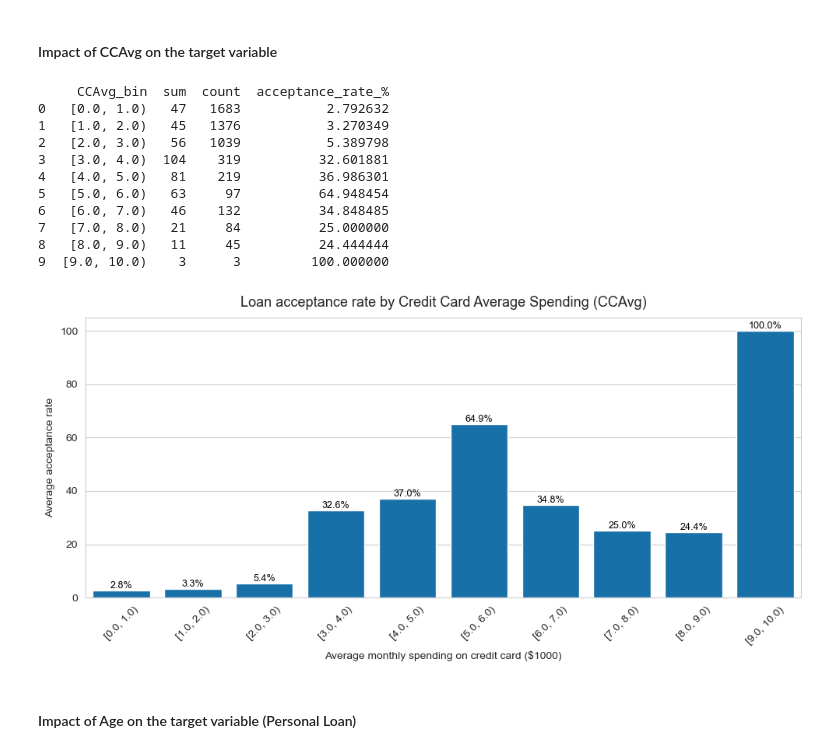
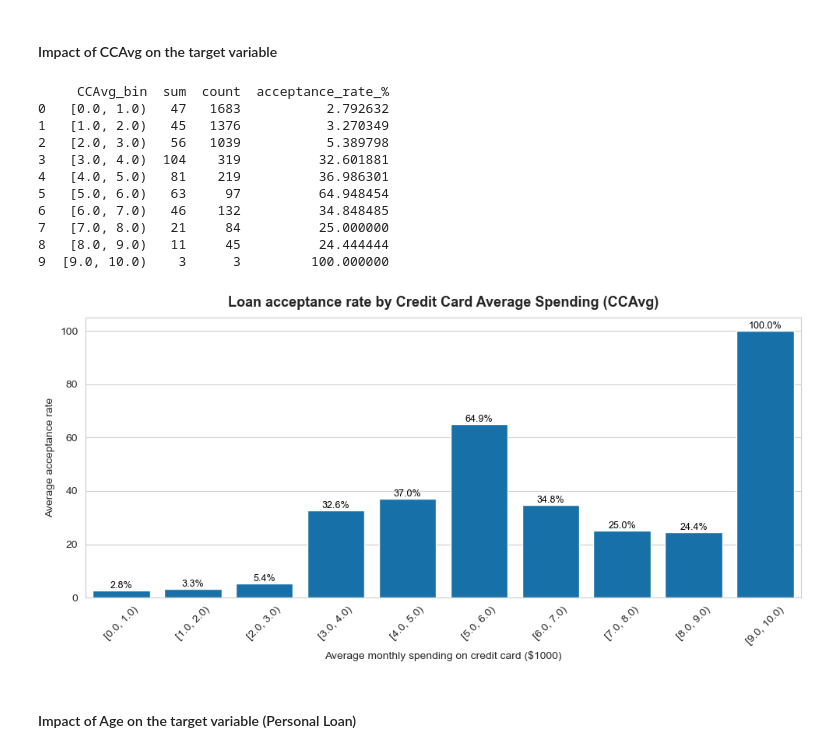
Before and after one commit to Mapleyf0911/personalloan, a Jupyter notebook: personalloan.ipynb, the cells around one changed output. Drawn from its saved outputs; the diff is of its cells as text; code cells hidden in the pictures.

```diff
--- a/personalloan.ipynb
+++ b/personalloan.ipynb
@@ -784,37 +784,37 @@ ax = sns.barplot(
     color=colors[1]
 )
 
-plt.title('Loan acceptance rate by Credit Card Average Spending (CCAvg)', fontsize=13, pad=10)
+plt.title('Loan acceptance rate by Credit Card Average Spending (CCAvg)', fontsize=13, fontweight='bold', pad=10)
 plt.ylabel('Average acceptance rate')
 plt.xlabel('Average monthly spending on credit card ($1000)')
 plt.xticks(rotation=45)
 
 for i, p in enumerate(ax.patches):
     height = p.get_height()
     if not np.isnan(height) and total > 0:
         ax.annotate(
             f"{height:.1f}%",
             (p.get_x() + p.get_width()/2., height),
             ha='center', va='bottom',
             fontsize=9,
             color='black'
         )
 
 plt.tight_layout()
 plt.show()
 # %% [output]
      CCAvg_bin  sum  count  acceptance_rate_%
 0   [0.0, 1.0)   47   1683           2.792632
 1   [1.0, 2.0)   45   1376           3.270349
 2   [2.0, 3.0)   56   1039           5.389798
 3   [3.0, 4.0)  104    319          32.601881
 4   [4.0, 5.0)   81    219          36.986301
 5   [5.0, 6.0)   63     97          64.948454
 6   [6.0, 7.0)   46    132          34.848485
 7   [7.0, 8.0)   21     84          25.000000
 8   [8.0, 9.0)   11     45          24.444444
 9  [9.0, 10.0)    3      3         100.000000
-[figure, old version]
+[figure, new version]
 # %% [markdown]
 #### Impact of Age on the target variable (Personal Loan)
 # %%
```
Also changed, not shown: parts of 3 cells of this notebook.
